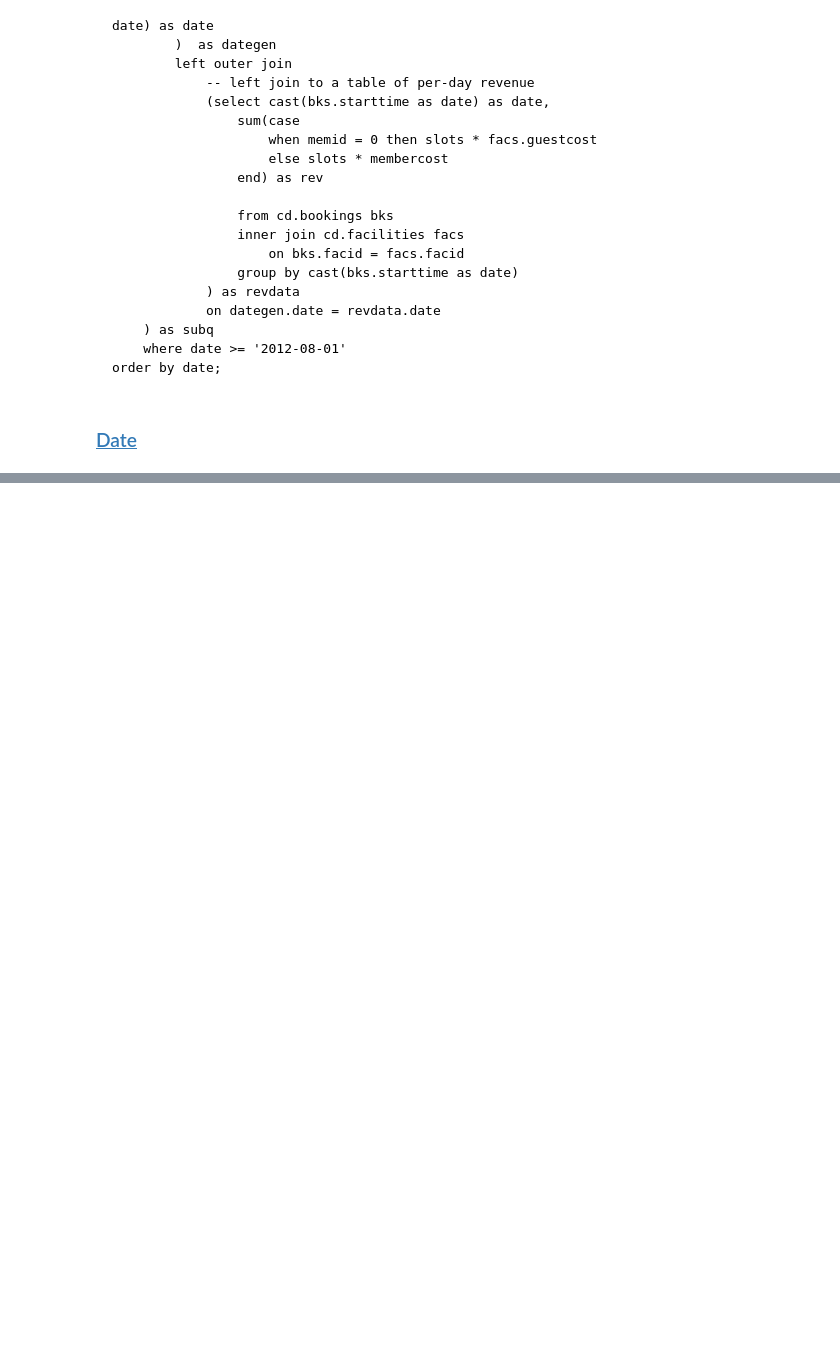
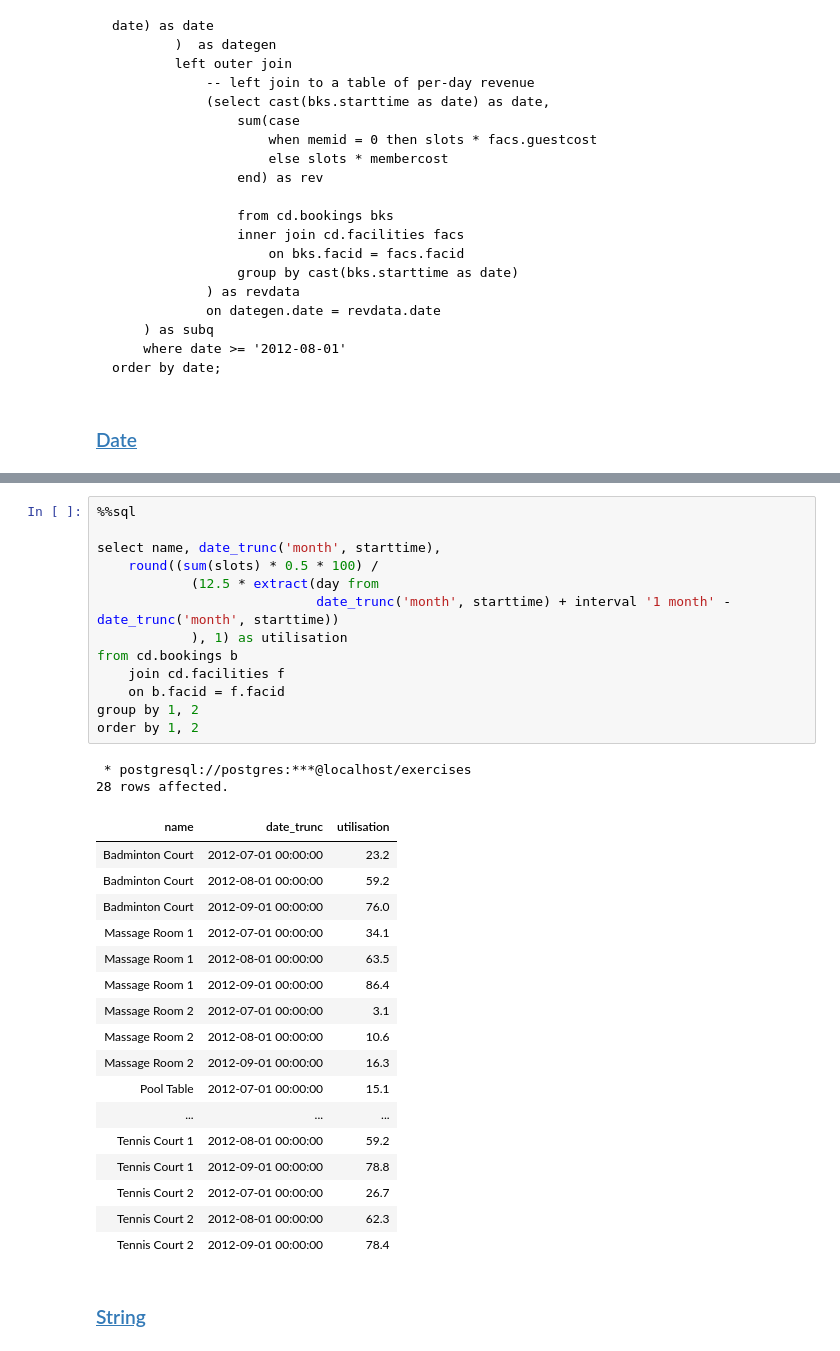
Before and after one commit to Yash9988/self-learn, a Jupyter notebook: practice/sql.ipynb, the cells around one changed output, grey strips where cells are left out. Drawn from its saved outputs; the diff is of its cells as text; blank space fills up the shorter version.

Commit message:
[Practice]<SQL>(DT){10/10} Completed all problems for  the 'Date' exercise.

```diff
--- a/practice/sql.ipynb
+++ b/practice/sql.ipynb
@@ -1309,0 +1544,35 @@ order by date;
+# %%
+%%sql
+
+select name, date_trunc('month', starttime),
+	round((sum(slots) * 0.5 * 100) /
+		  	(12.5 * extract(day from
+							date_trunc('month', starttime) + interval '1 month' - date_trunc('month', starttime))
+			), 1) as utilisation
+from cd.bookings b
+	join cd.facilities f
+	on b.facid = f.facid
+group by 1, 2
+order by 1, 2
+# %% [output]
+ * postgresql://postgres:***@localhost/exercises
+28 rows affected.
+| name | date_trunc | utilisation |
+| Badminton Court | 2012-07-01 00:00:00 | 23.2 |
+| Badminton Court | 2012-08-01 00:00:00 | 59.2 |
+| Badminton Court | 2012-09-01 00:00:00 | 76.0 |
+| Massage Room 1 | 2012-07-01 00:00:00 | 34.1 |
+| Massage Room 1 | 2012-08-01 00:00:00 | 63.5 |
+| Massage Room 1 | 2012-09-01 00:00:00 | 86.4 |
+| Massage Room 2 | 2012-07-01 00:00:00 | 3.1 |
+| Massage Room 2 | 2012-08-01 00:00:00 | 10.6 |
+| Massage Room 2 | 2012-09-01 00:00:00 | 16.3 |
+| Pool Table | 2012-07-01 00:00:00 | 15.1 |
+| ... | ... | ... |
+| Tennis Court 1 | 2012-08-01 00:00:00 | 59.2 |
+| Tennis Court 1 | 2012-09-01 00:00:00 | 78.8 |
+| Tennis Court 2 | 2012-07-01 00:00:00 | 26.7 |
+| Tennis Court 2 | 2012-08-01 00:00:00 | 62.3 |
+| Tennis Court 2 | 2012-09-01 00:00:00 | 78.4 |
+# %% [markdown]
+### [String](https://pgexercises.com/questions/string/)
```
Also changed, not shown: parts of 24 cells of this notebook.
